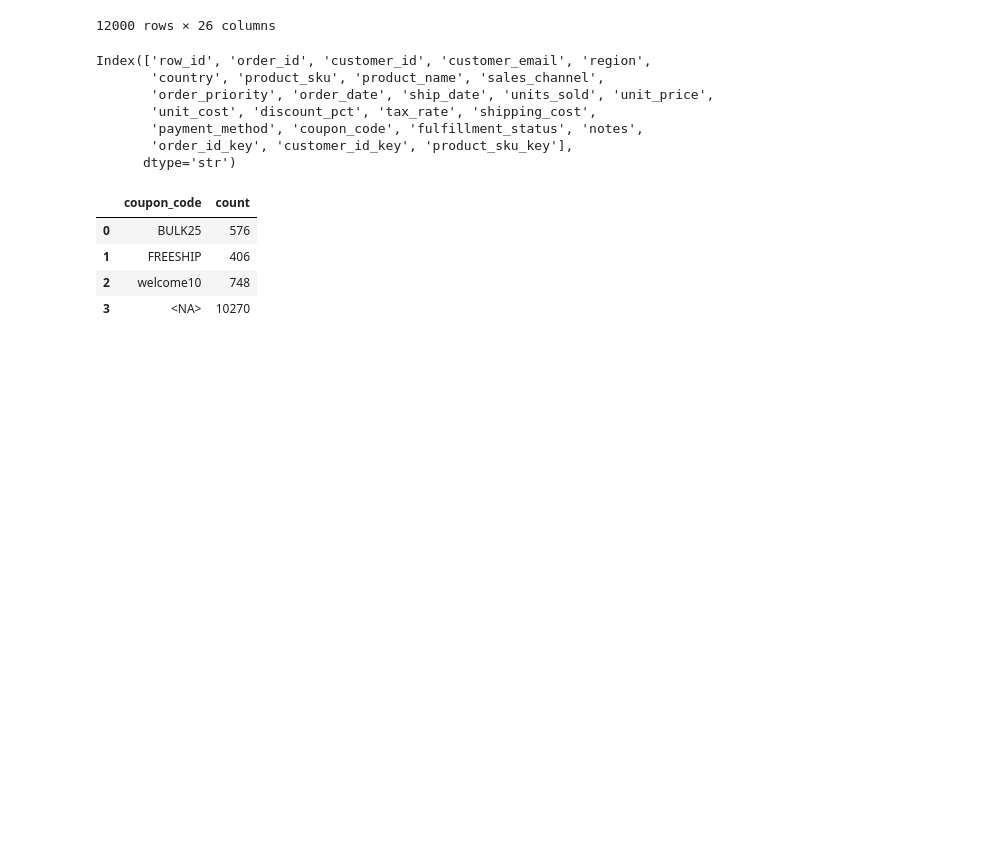
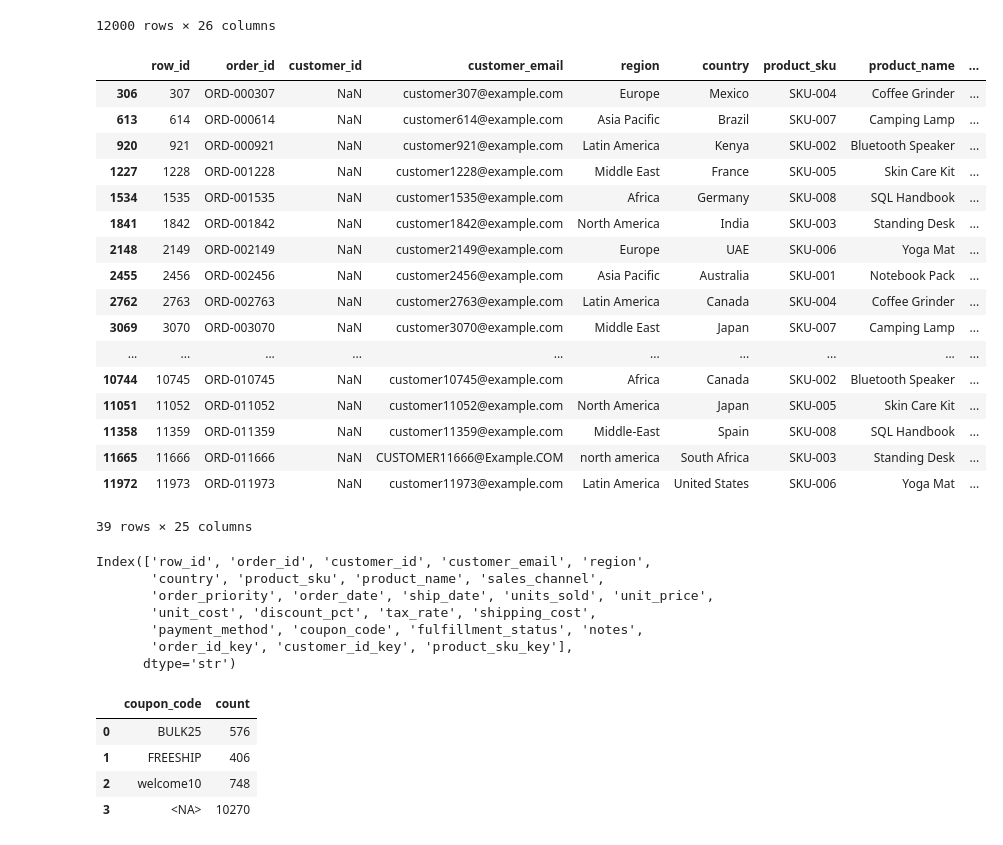
Before and after one commit to serhanoztas/Data_Science_New_Era, a Jupyter notebook: Lesson12-ETLStart.ipynb, the cells around one changed output. Cells and saved outputs as stored; diff of their text form; code cells hidden in the pictures; blank space fills up the shorter version.

```diff
--- a/Lesson12-ETLStart.ipynb
+++ b/Lesson12-ETLStart.ipynb
@@ -34,6 +34,27 @@ df_messy_sales_orders.reset_index()
 | 11998 | 11998 | 11999 | ORD-011999 | CUST-00500 | customer11999@example.com | Africa | United States | SKU-008 | SQL Handbook | ... |
 | 11999 | 11999 | 12000 | ORD-012000 | CUST-00001 | customer12000@example.com | North America | Germany | SKU-001 | Notebook Pack | ... |
 12000 rows × 26 columns
+# %%
+df_messy_sales_orders.loc[df_messy_sales_orders[df_messy_sales_orders.columns[2]].isnull()]
+# %% [output]
+|  | row_id | order_id | customer_id | customer_email | region | country | product_sku | product_name | ... |
+| 306 | 307 | ORD-000307 | NaN | customer307@example.com | Europe | Mexico | SKU-004 | Coffee Grinder | ... |
+| 613 | 614 | ORD-000614 | NaN | customer614@example.com | Asia Pacific | Brazil | SKU-007 | Camping Lamp | ... |
+| 920 | 921 | ORD-000921 | NaN | customer921@example.com | Latin America | Kenya | SKU-002 | Bluetooth Speaker | ... |
+| 1227 | 1228 | ORD-001228 | NaN | customer1228@example.com | Middle East | France | SKU-005 | Skin Care Kit | ... |
+| 1534 | 1535 | ORD-001535 | NaN | customer1535@example.com | Africa | Germany | SKU-008 | SQL Handbook | ... |
+| 1841 | 1842 | ORD-001842 | NaN | customer1842@example.com | North America | India | SKU-003 | Standing Desk | ... |
+| 2148 | 2149 | ORD-002149 | NaN | customer2149@example.com | Europe | UAE | SKU-006 | Yoga Mat | ... |
+| 2455 | 2456 | ORD-002456 | NaN | customer2456@example.com | Asia Pacific | Australia | SKU-001 | Notebook Pack | ... |
+| 2762 | 2763 | ORD-002763 | NaN | customer2763@example.com | Latin America | Canada | SKU-004 | Coffee Grinder | ... |
+| 3069 | 3070 | ORD-003070 | NaN | customer3070@example.com | Middle East | Japan | SKU-007 | Camping Lamp | ... |
+| ... | ... | ... | ... | ... | ... | ... | ... | ... | ... |
+| 10744 | 10745 | ORD-010745 | NaN | customer10745@example.com | Africa | Canada | SKU-002 | Bluetooth Speaker | ... |
+| 11051 | 11052 | ORD-011052 | NaN | customer11052@example.com | North America | Japan | SKU-005 | Skin Care Kit | ... |
+| 11358 | 11359 | ORD-011359 | NaN | customer11359@example.com | Middle-East | Spain | SKU-008 | SQL Handbook | ... |
+| 11665 | 11666 | ORD-011666 | NaN | CUSTOMER11666@Example.COM | north america | South Africa | SKU-003 | Standing Desk | ... |
+| 11972 | 11973 | ORD-011973 | NaN | customer11973@example.com | Latin America | United States | SKU-006 | Yoga Mat | ... |
+39 rows × 25 columns
 # %%
 df_messy_sales_orders.columns
 # %% [output]
```
Also changed, not shown: parts of 7 cells of this notebook.
